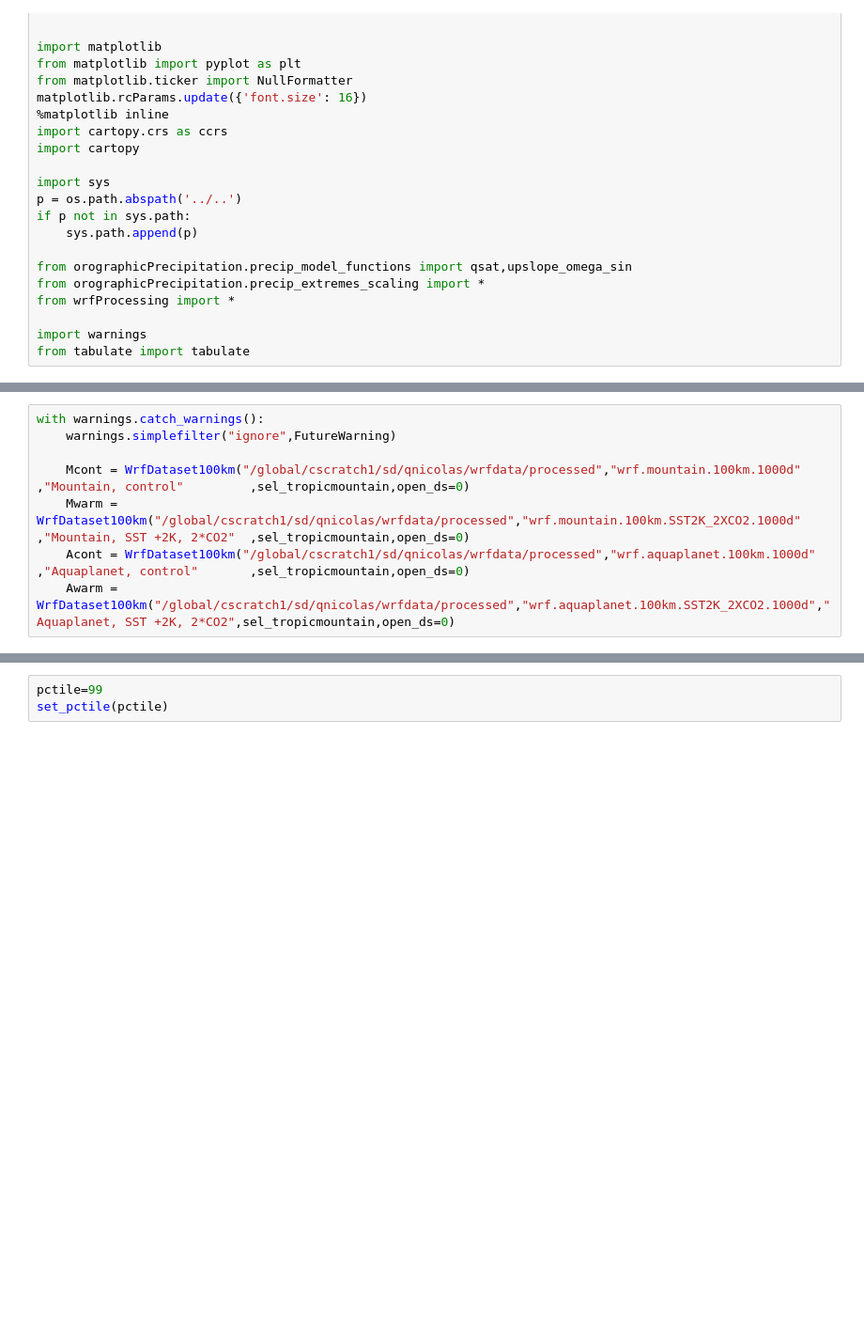
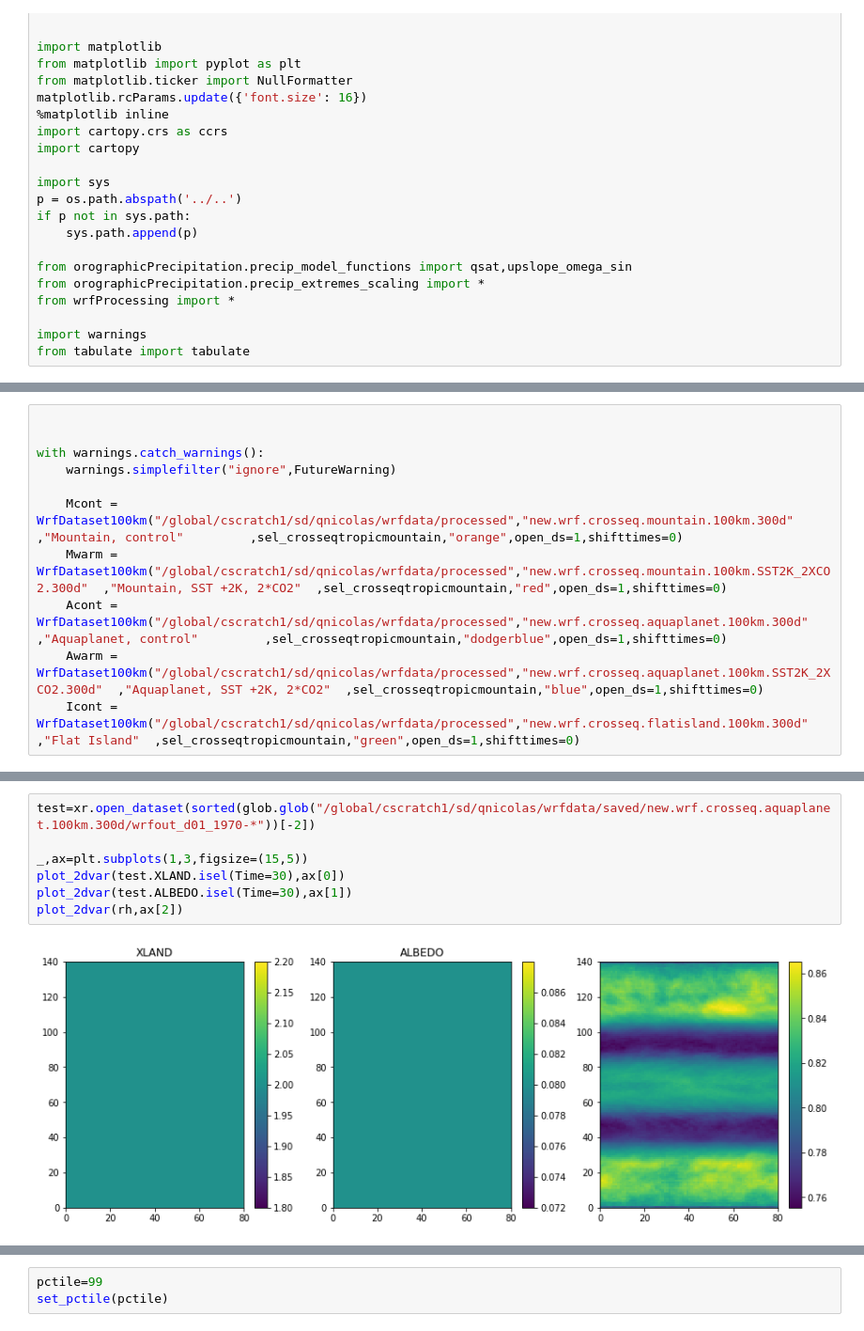
Before and after one commit to qnicolas/orographicPrecipitation, a Jupyter notebook: wrfProcessing/wrf_mountain_vs_aquaplanet.ipynb, the cells around one changed output, grey strips where cells are left out. Shown at 94% size. Cells and saved outputs as stored; diff of their text form; blank space fills up the shorter version.

```diff
--- a/wrfProcessing/wrf_mountain_vs_aquaplanet.ipynb
+++ b/wrfProcessing/wrf_mountain_vs_aquaplanet.ipynb
@@ -32,9 +54,12 @@ from tabulate import tabulate
 # %%
+
+
 with warnings.catch_warnings():
     warnings.simplefilter("ignore",FutureWarning)
 
-    Mcont = WrfDataset100km("/global/cscratch1/sd/qnicolas/wrfdata/processed","wrf.mountain.100km.1000d"              ,"Mountain, control"         ,sel_tropicmountain,open_ds=0)
-    Mwarm = WrfDataset100km("/global/cscratch1/sd/qnicolas/wrfdata/processed","wrf.mountain.100km.SST2K_2XCO2.1000d"  ,"Mountain, SST +2K, 2*CO2"  ,sel_tropicmountain,open_ds=0)
-    Acont = WrfDataset100km("/global/cscratch1/sd/qnicolas/wrfdata/processed","wrf.aquaplanet.100km.1000d"            ,"Aquaplanet, control"       ,sel_tropicmountain,open_ds=0)
-    Awarm = WrfDataset100km("/global/cscratch1/sd/qnicolas/wrfdata/processed","wrf.aquaplanet.100km.SST2K_2XCO2.1000d","Aquaplanet, SST +2K, 2*CO2",sel_tropicmountain,open_ds=0)
+    Mcont = WrfDataset100km("/global/cscratch1/sd/qnicolas/wrfdata/processed","new.wrf.crosseq.mountain.100km.300d"              ,"Mountain, control"         ,sel_crosseqtropicmountain,"orange",open_ds=1,shifttimes=0)
+    Mwarm = WrfDataset100km("/global/cscratch1/sd/qnicolas/wrfdata/processed","new.wrf.crosseq.mountain.100km.SST2K_2XCO2.300d"  ,"Mountain, SST +2K, 2*CO2"  ,sel_crosseqtropicmountain,"red",open_ds=1,shifttimes=0)
+    Acont = WrfDataset100km("/global/cscratch1/sd/qnicolas/wrfdata/processed","new.wrf.crosseq.aquaplanet.100km.300d"              ,"Aquaplanet, control"         ,sel_crosseqtropicmountain,"dodgerblue",open_ds=1,shifttimes=0)
+    Awarm = WrfDataset100km("/global/cscratch1/sd/qnicolas/wrfdata/processed","new.wrf.crosseq.aquaplanet.100km.SST2K_2XCO2.300d"  ,"Aquaplanet, SST +2K, 2*CO2"  ,sel_crosseqtropicmountain,"blue",open_ds=1,shifttimes=0)
+    Icont = WrfDataset100km("/global/cscratch1/sd/qnicolas/wrfdata/processed","new.wrf.crosseq.flatisland.100km.300d"  ,"Flat Island"  ,sel_crosseqtropicmountain,"green",open_ds=1,shifttimes=0)
 # %% [output]
@@ -61,0 +144,9 @@ def set_pctile(pctile):
+# %%
+test=xr.open_dataset(sorted(glob.glob("/global/cscratch1/sd/qnicolas/wrfdata/saved/new.wrf.crosseq.aquaplanet.100km.300d/wrfout_d01_1970-*"))[-2])
+
+_,ax=plt.subplots(1,3,figsize=(15,5))
+plot_2dvar(test.XLAND.isel(Time=30),ax[0])
+plot_2dvar(test.ALBEDO.isel(Time=30),ax[1])
+plot_2dvar(rh,ax[2])
+# %% [output]
+[figure, added]
```
Also changed, not shown: parts of 63 cells of this notebook, 15 other files.
